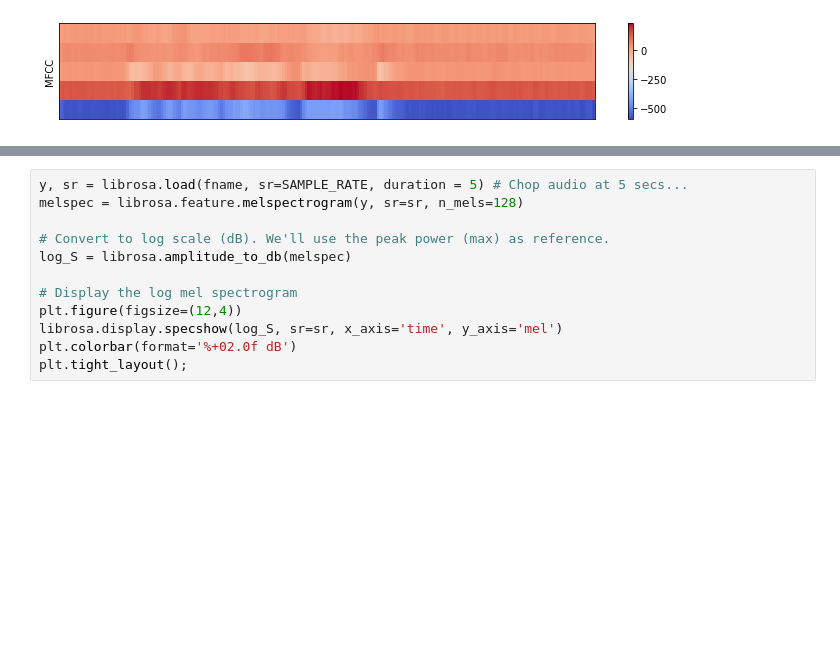
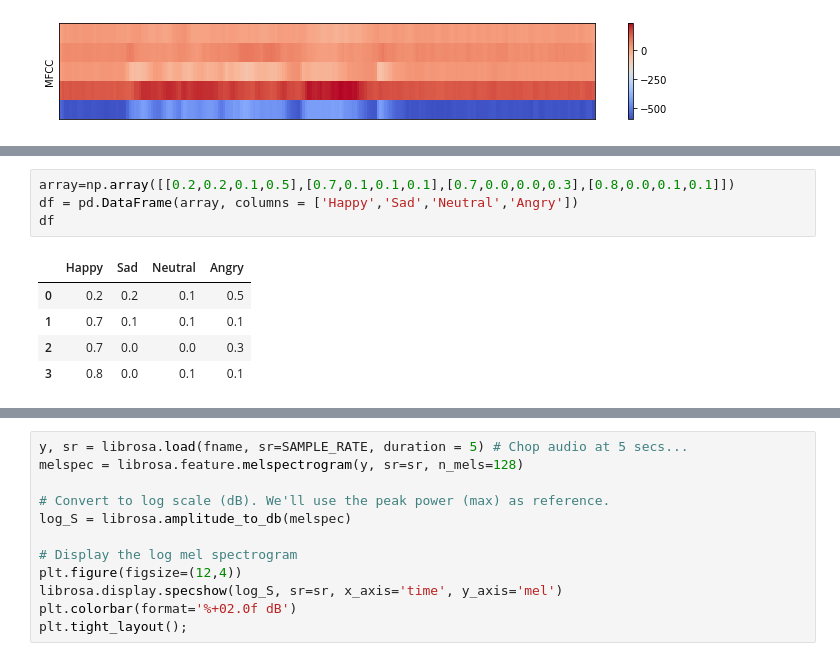
Before and after one commit to geowilso/speech-emotion-recognition, a Jupyter notebook: notebooks/geowilso_data_exploration.ipynb, the cells around one changed output, grey strips where cells are left out. Drawn from its saved outputs; the diff is of its cells as text; blank space fills up the shorter version.

```diff
--- a/notebooks/geowilso_data_exploration.ipynb
+++ b/notebooks/geowilso_data_exploration.ipynb
@@ -288,0 +231,10 @@ chunk_preds = []
+# %%
+array=np.array([[0.2,0.2,0.1,0.5],[0.7,0.1,0.1,0.1],[0.7,0.0,0.0,0.3],[0.8,0.0,0.1,0.1]])
+df = pd.DataFrame(array, columns = ['Happy','Sad','Neutral','Angry'])
+df
+# %% [output]
+|  | Happy | Sad | Neutral | Angry |
+| 0 | 0.2 | 0.2 | 0.1 | 0.5 |
+| 1 | 0.7 | 0.1 | 0.1 | 0.1 |
+| 2 | 0.7 | 0.0 | 0.0 | 0.3 |
+| 3 | 0.8 | 0.0 | 0.1 | 0.1 |
```
Also changed, not shown: parts of 20 cells of this notebook, 3 other files.
